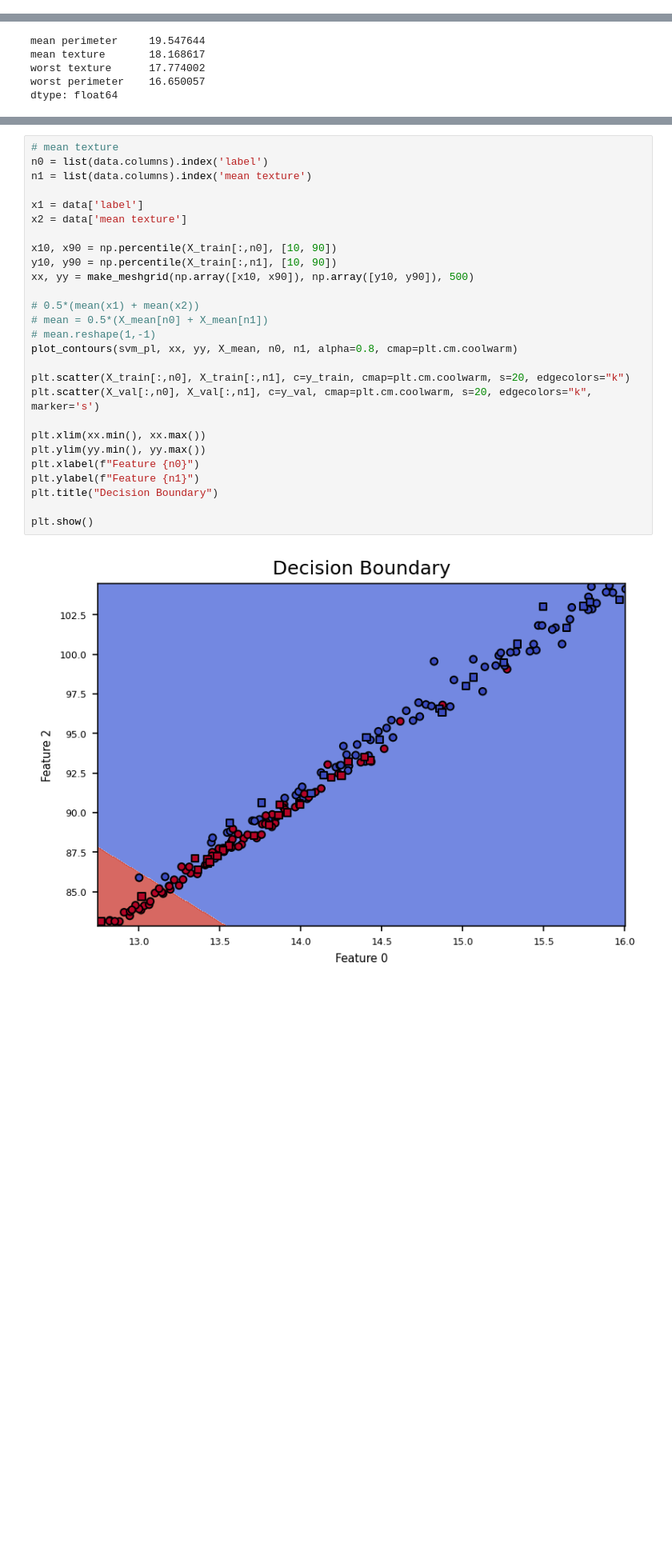
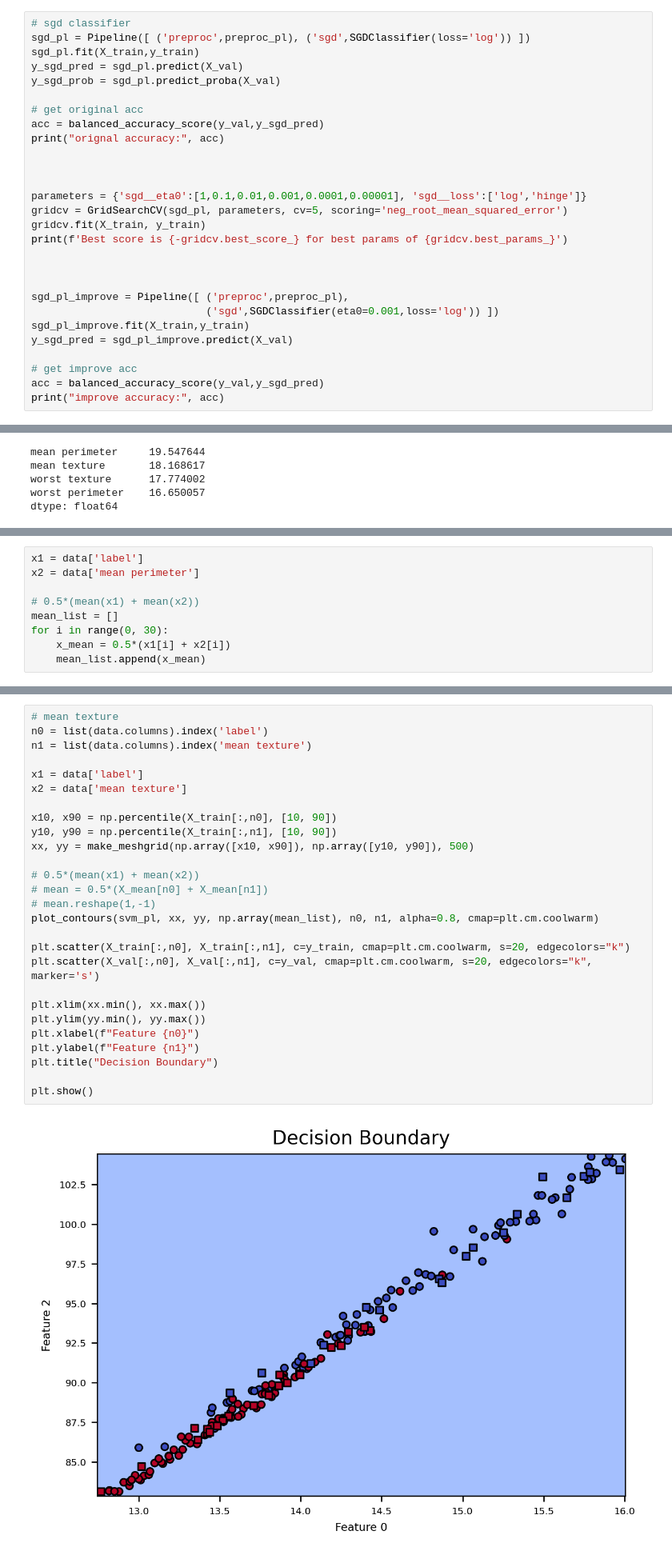
Before and after one commit to XiaoLinZzz/Machine-learning, a Jupyter notebook: A2/A2_template_2022.ipynb, the cells around one changed output, grey strips where cells are left out. Shown at 80% size. Cells and saved outputs as stored; diff of their text form; blank space fills up the shorter version.

```diff
--- a/A2/A2_template_2022.ipynb
+++ b/A2/A2_template_2022.ipynb
@@ -613,0 +598,28 @@ F10 score is 0.9603803486529319
+# %%
+# sgd classifier
+sgd_pl = Pipeline([ ('preproc',preproc_pl), ('sgd',SGDClassifier(loss='log')) ])
+sgd_pl.fit(X_train,y_train)
+y_sgd_pred = sgd_pl.predict(X_val)
+y_sgd_prob = sgd_pl.predict_proba(X_val)
+
+# get original acc
+acc = balanced_accuracy_score(y_val,y_sgd_pred)
+print("orignal accuracy:", acc)
+
+
+
+parameters = {'sgd__eta0':[1,0.1,0.01,0.001,0.0001,0.00001], 'sgd__loss':['log','hinge']}
+gridcv = GridSearchCV(sgd_pl, parameters, cv=5, scoring='neg_root_mean_squared_error')
+gridcv.fit(X_train, y_train)
+print(f'Best score is {-gridcv.best_score_} for best params of {gridcv.best_params_}')
+
+
+
+sgd_pl_improve = Pipeline([ ('preproc',preproc_pl),
+                            ('sgd',SGDClassifier(eta0=0.001,loss='log')) ])
+sgd_pl_improve.fit(X_train,y_train)
+y_sgd_pred = sgd_pl_improve.predict(X_val)
+
+# get improve acc
+acc = balanced_accuracy_score(y_val,y_sgd_pred)
+print("improve accuracy:", acc)
@@ -731,3 +749,12 @@ NameError: name 'mean_list' is not defined
+# %%
+x1 = data['label']
+x2 = data['mean perimeter']
+
+# 0.5*(mean(x1) + mean(x2))
+mean_list = []
+for i in range(0, 30):
+    x_mean = 0.5*(x1[i] + x2[i])
+    mean_list.append(x_mean)
 # %%
 # Your code here
 n0 = list(data.columns).index('label')
@@ -763,32 +784,32 @@ plt.show()
 # %%
 # mean texture
 n0 = list(data.columns).index('label')
 n1 = list(data.columns).index('mean texture')
 
 x1 = data['label']
 x2 = data['mean texture']
 
 x10, x90 = np.percentile(X_train[:,n0], [10, 90])
 y10, y90 = np.percentile(X_train[:,n1], [10, 90])
 xx, yy = make_meshgrid(np.array([x10, x90]), np.array([y10, y90]), 500)
 
 # 0.5*(mean(x1) + mean(x2))
 # mean = 0.5*(X_mean[n0] + X_mean[n1])
 # mean.reshape(1,-1)
-plot_contours(svm_pl, xx, yy, X_mean, n0, n1, alpha=0.8, cmap=plt.cm.coolwarm)
+plot_contours(svm_pl, xx, yy, np.array(mean_list), n0, n1, alpha=0.8, cmap=plt.cm.coolwarm)
 
 plt.scatter(X_train[:,n0], X_train[:,n1], c=y_train, cmap=plt.cm.coolwarm, s=20, edgecolors="k")
 plt.scatter(X_val[:,n0], X_val[:,n1], c=y_val, cmap=plt.cm.coolwarm, s=20, edgecolors="k", marker='s')
 
 plt.xlim(xx.min(), xx.max())
 plt.ylim(yy.min(), yy.max())
 plt.xlabel(f"Feature {n0}")
 plt.ylabel(f"Feature {n1}")
 plt.title("Decision Boundary")
 
 plt.show()
 # %% [output]
-[figure, old version]
+[figure, new version]
 # %%
 # worst texture
 n0 = list(data.columns).index('label')
```
Also changed, not shown: parts of 22 cells of this notebook.
